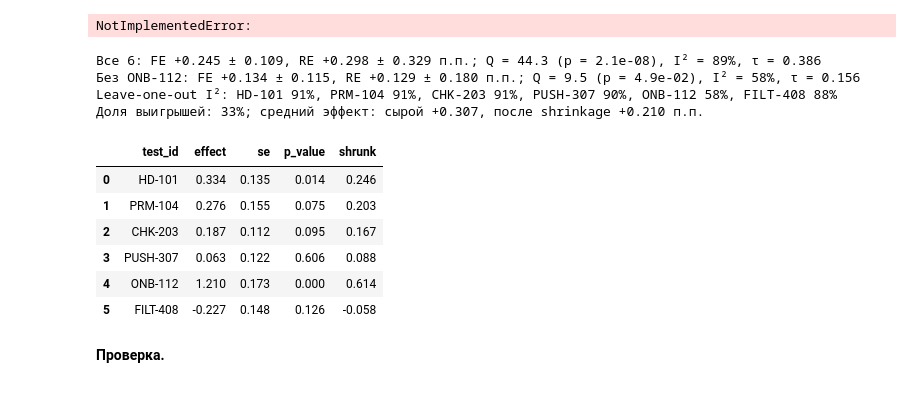
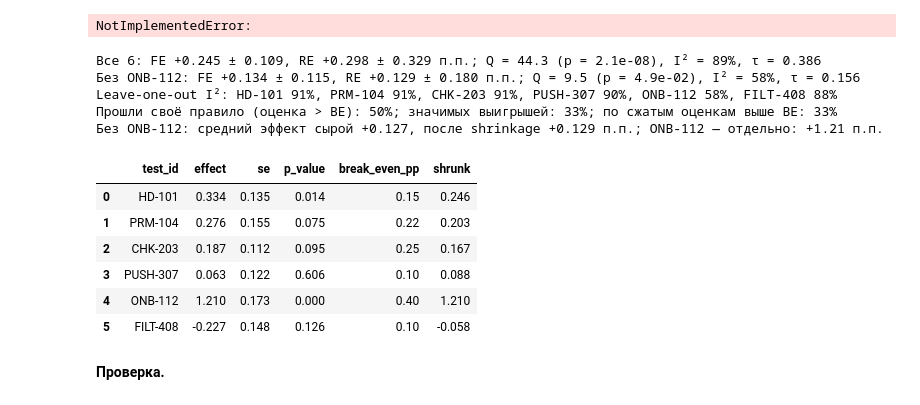
Before and after one commit to Alberelloo/AITH-2026-Hypothesis-Testing-Workshop, a Jupyter notebook: 06. Решение, мемо, портфель/practice.ipynb, the cells around one changed output. Drawn from its saved outputs; the diff is of its cells as text; code cells hidden in the pictures.

```diff
--- a/06. Решение, мемо, портфель/practice.ipynb
+++ b/06. Решение, мемо, портфель/practice.ipynb
@@ -69,15 +69,20 @@ print(f"Затраты: {TOTAL_COSTS / 1e6:.0f} млн ₽; порог реше
 
 Повторяем очистку **как на встрече 3**: убираем полные дубли строк и целиком — пользователей, попавших в обе группы. Затем SRM: план — 80/20.
 # %%
-# Очистка как на встрече 3: полные дубли → пользователи в обеих группах → SRM
+def clean_checkout(raw: pd.DataFrame) -> pd.DataFrame:
+    """Очистка как на встрече 3: полные дубли строк, затем целиком — пользователи в обеих группах."""
+    dedup = raw.drop_duplicates()
+    n_groups = dedup.groupby('user_id')['group'].nunique()
+    return dedup[~dedup['user_id'].isin(n_groups[n_groups > 1].index)].reset_index(drop=True)
+
+
 raw = pd.read_csv(DATA / 'checkout_ab.csv')
-dedup = raw.drop_duplicates()
-n_groups = dedup.groupby('user_id')['group'].nunique()
-df = dedup[~dedup['user_id'].isin(n_groups[n_groups > 1].index)].reset_index(drop=True)
+df = clean_checkout(raw)
 assert df['user_id'].is_unique
 
 counts = df['group'].value_counts().reindex(['A', 'B'])
 srm_p = chi2.sf(((counts - len(df) * np.array([0.8, 0.2])) ** 2 / (len(df) * np.array([0.8, 0.2]))).sum(), 1)
-print(f"Строк: {spaced(len(raw))} → {spaced(len(df))}; A = {spaced(counts['A'])}, B = {spaced(counts['B'])}; SRM p = {srm_p:.2f}")
+print(f"Строк: {spaced(len(raw))} → {spaced(len(df))}; A = {spaced(counts['A'])}, B = {spaced(counts['B'])}; SRM p = {srm_p:.3f}")
+assert (counts['A'], counts['B'], len(df)) == (83_878, 21_082, 104_960) and abs(srm_p - 0.487) < 0.001, 'Очистка должна совпасть со встречей 3'
 A, B = df[df['group'] == 'A'], df[df['group'] == 'B']
 # %% [output]
@@ -464,0 +493,6 @@ portfolio[['test_id', 'name', 'n', 'base_rate', 'effect', 'se', 'ci_low', 'ci_hi
+# %%
+portfolio = pd.read_csv(DATA / 'portfolio_tests.csv')
+# Точки безубыточности из планов тестов (условие кейса): у каждого продукта свои затраты и выручка
+BE_BY_TEST = {'HD-101': 0.15, 'PRM-104': 0.22, 'CHK-203': 0.25, 'PUSH-307': 0.10, 'ONB-112': 0.40, 'FILT-408': 0.10}
+portfolio['break_even_pp'] = portfolio['test_id'].map(BE_BY_TEST)
+portfolio[['test_id', 'name', 'n', 'base_rate', 'effect', 'se', 'ci_low', 'ci_high', 'p_value', 'break_even_pp']]
@@ -471,45 +513,54 @@ NotImplementedError:
 # @title Решение (нажмите, чтобы раскрыть)
 def meta_analysis(effect, se):
     effect, se = np.asarray(effect, float), np.asarray(se, float)
     w = 1 / se ** 2
     fe = np.sum(w * effect) / w.sum()
     q = np.sum(w * (effect - fe) ** 2)
     k = effect.size
     tau2 = max(0.0, (q - (k - 1)) / (w.sum() - np.sum(w ** 2) / w.sum()))
     w_re = 1 / (se ** 2 + tau2)
     return {'fe': fe, 'se_fe': 1 / np.sqrt(w.sum()), 'q': q, 'i2': max(0.0, (q - (k - 1)) / q),
             'tau2': tau2, 're': np.sum(w_re * effect) / w_re.sum(), 'se_re': 1 / np.sqrt(w_re.sum())}
 
 
 meta_all = meta_analysis(portfolio['effect'], portfolio['se'])
 loo = {row.test_id: meta_analysis(portfolio.loc[portfolio.index != i, 'effect'], portfolio.loc[portfolio.index != i, 'se'])['i2']
        for i, row in portfolio.iterrows()}
 outlier = min(loo, key=loo.get)
 rest = portfolio[portfolio['test_id'] != outlier]
 meta_wo = meta_analysis(rest['effect'], rest['se'])
 
+ship_rate = (portfolio['effect'] > portfolio['break_even_pp']).mean()
+sig_win_rate = ((portfolio['p_value'] < 0.05) & (portfolio['effect'] > 0)).mean()
+
+# Необязательный пункт: shrinkage к RE пяти сравнимых тестов; выброс не сжимаем
+is_outlier = portfolio['test_id'] == outlier
 weight = meta_wo['tau2'] / (meta_wo['tau2'] + portfolio['se'] ** 2)
-portfolio['shrunk'] = meta_wo['re'] + weight * (portfolio['effect'] - meta_wo['re'])
-win_rate = ((portfolio['p_value'] < 0.05) & (portfolio['effect'] > 0)).mean()
+portfolio['shrunk'] = np.where(is_outlier, portfolio['effect'],
+                               meta_wo['re'] + weight * (portfolio['effect'] - meta_wo['re']))
+ship_shrunk = portfolio['shrunk'] > portfolio['break_even_pp']
 
 for name, m in [('Все 6', meta_all), (f'Без {outlier}', meta_wo)]:
     print(f"{name}: FE {m['fe']:+.3f} ± {1.96 * m['se_fe']:.3f}, RE {m['re']:+.3f} ± {1.96 * m['se_re']:.3f} п.п.; "
           f"Q = {m['q']:.1f} (p = {chi2.sf(m['q'], 5 if name == 'Все 6' else 4):.1e}), I² = {m['i2']:.0%}, τ = {np.sqrt(m['tau2']):.3f}")
 print(f"Leave-one-out I²: " + ', '.join(f"{k} {v:.0%}" for k, v in loo.items()))
-print(f"Доля выигрышей: {win_rate:.0%}; средний эффект: сырой {portfolio['effect'].mean():+.3f}, после shrinkage {portfolio['shrunk'].mean():+.3f} п.п.")
-portfolio[['test_id', 'effect', 'se', 'p_value', 'shrunk']].round(3)
+print(f"Прошли своё правило (оценка > BE): {ship_rate:.0%}; значимых выигрышей: {sig_win_rate:.0%}; по сжатым оценкам выше BE: {ship_shrunk.mean():.0%}")
+print(f"Без {outlier}: средний эффект сырой {rest['effect'].mean():+.3f}, после shrinkage {portfolio.loc[~is_outlier, 'shrunk'].mean():+.3f} п.п.; "
+      f"{outlier} — отдельно: {portfolio.loc[is_outlier, 'effect'].item():+.2f} п.п.")
+portfolio[['test_id', 'effect', 'se', 'p_value', 'break_even_pp', 'shrunk']].round(3)
 # %% [output]
 Все 6: FE +0.245 ± 0.109, RE +0.298 ± 0.329 п.п.; Q = 44.3 (p = 2.1e-08), I² = 89%, τ = 0.386
 Без ONB-112: FE +0.134 ± 0.115, RE +0.129 ± 0.180 п.п.; Q = 9.5 (p = 4.9e-02), I² = 58%, τ = 0.156
 Leave-one-out I²: HD-101 91%, PRM-104 91%, CHK-203 91%, PUSH-307 90%, ONB-112 58%, FILT-408 88%
-Доля выигрышей: 33%; средний эффект: сырой +0.307, после shrinkage +0.210 п.п.
+Прошли своё правило (оценка > BE): 50%; значимых выигрышей: 33%; по сжатым оценкам выше BE: 33%
+Без ONB-112: средний эффект сырой +0.127, после shrinkage +0.129 п.п.; ONB-112 — отдельно: +1.21 п.п.
-|  | test_id | effect | se | p_value | shrunk |
-| 0 | HD-101 | 0.334 | 0.135 | 0.014 | 0.246 |
-| 1 | PRM-104 | 0.276 | 0.155 | 0.075 | 0.203 |
-| 2 | CHK-203 | 0.187 | 0.112 | 0.095 | 0.167 |
-| 3 | PUSH-307 | 0.063 | 0.122 | 0.606 | 0.088 |
-| 4 | ONB-112 | 1.210 | 0.173 | 0.000 | 0.614 |
-| 5 | FILT-408 | -0.227 | 0.148 | 0.126 | -0.058 |
+|  | test_id | effect | se | p_value | break_even_pp | shrunk |
+| 0 | HD-101 | 0.334 | 0.135 | 0.014 | 0.15 | 0.246 |
+| 1 | PRM-104 | 0.276 | 0.155 | 0.075 | 0.22 | 0.203 |
+| 2 | CHK-203 | 0.187 | 0.112 | 0.095 | 0.25 | 0.167 |
+| 3 | PUSH-307 | 0.063 | 0.122 | 0.606 | 0.10 | 0.088 |
+| 4 | ONB-112 | 1.210 | 0.173 | 0.000 | 0.40 | 1.210 |
+| 5 | FILT-408 | -0.227 | 0.148 | 0.126 | 0.10 | -0.058 |
 # %% [markdown]
 **Проверка.**
 # %%
```
Also changed, not shown: parts of 28 cells of this notebook, 3 other files.
